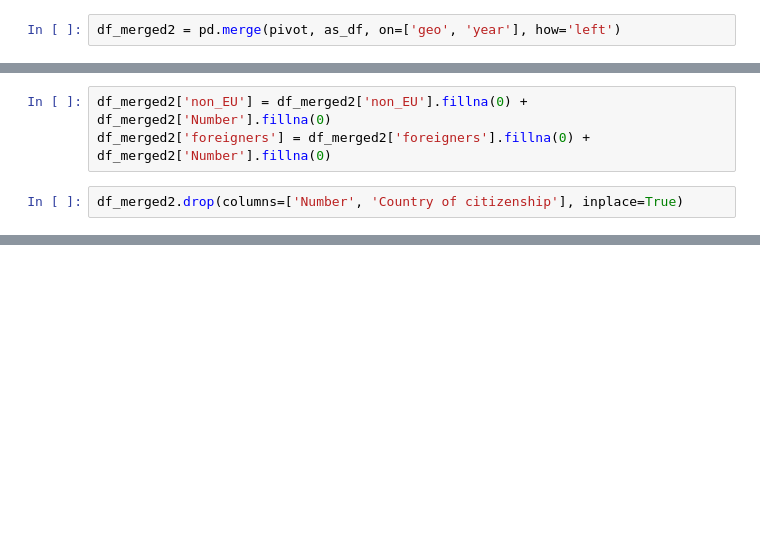
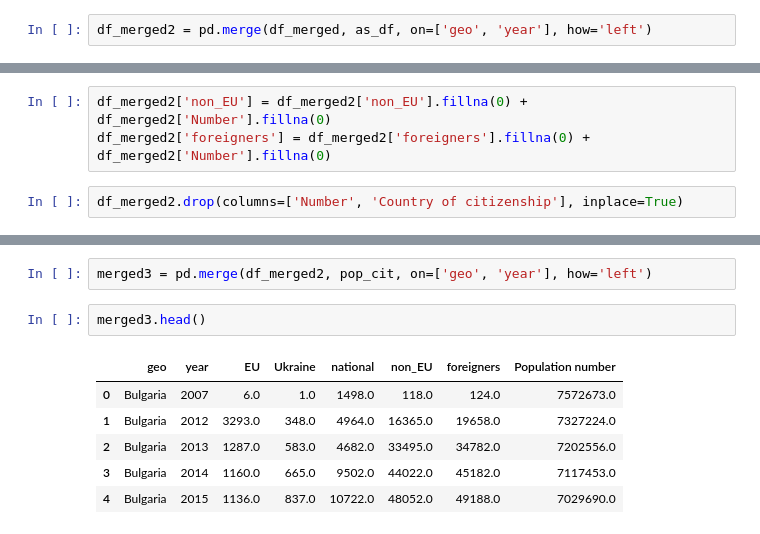
Before and after one commit to natix-x/Data-mining-in-Migration-Analysis, a Jupyter notebook: data_analysis/migration_numbers_combined.ipynb, the cells around one changed output, grey strips where cells are left out. Saved outputs shown, nothing was run; the diff lists cells and outputs as text; blank space fills up the shorter version.

```diff
--- a/data_analysis/migration_numbers_combined.ipynb
+++ b/data_analysis/migration_numbers_combined.ipynb
@@ -293,7 +298,7 @@ selected_countries = ['Poland', 'Sweden', 'Hungary', 'Bulgaria', 'Romania']
 # %%
 as_df = as_df[(as_df['geo'].isin(selected_countries)) & (as_df['Country of citizenship'] == 'Total')]
 # %%
-df_merged2 = pd.merge(pivot, as_df, on=['geo', 'year'], how='left')
+df_merged2 = pd.merge(df_merged, as_df, on=['geo', 'year'], how='left')
 # %%
 df_merged2.head()
 # %% [output]
@@ -310,0 +332,11 @@ df_merged2.drop(columns=['Number', 'Country of citizenship'], inplace=True)
+# %%
+merged3 = pd.merge(df_merged2, pop_cit, on=['geo', 'year'], how='left')
+# %%
+merged3.head()
+# %% [output]
+|  | geo | year | EU | Ukraine | national | non_EU | foreigners | Population number |
+| 0 | Bulgaria | 2007 | 6.0 | 1.0 | 1498.0 | 118.0 | 124.0 | 7572673.0 |
+| 1 | Bulgaria | 2012 | 3293.0 | 348.0 | 4964.0 | 16365.0 | 19658.0 | 7327224.0 |
+| 2 | Bulgaria | 2013 | 1287.0 | 583.0 | 4682.0 | 33495.0 | 34782.0 | 7202556.0 |
+| 3 | Bulgaria | 2014 | 1160.0 | 665.0 | 9502.0 | 44022.0 | 45182.0 | 7117453.0 |
+| 4 | Bulgaria | 2015 | 1136.0 | 837.0 | 10722.0 | 48052.0 | 49188.0 | 7029690.0 |
```
Also changed, not shown: parts of 9 cells of this notebook.
